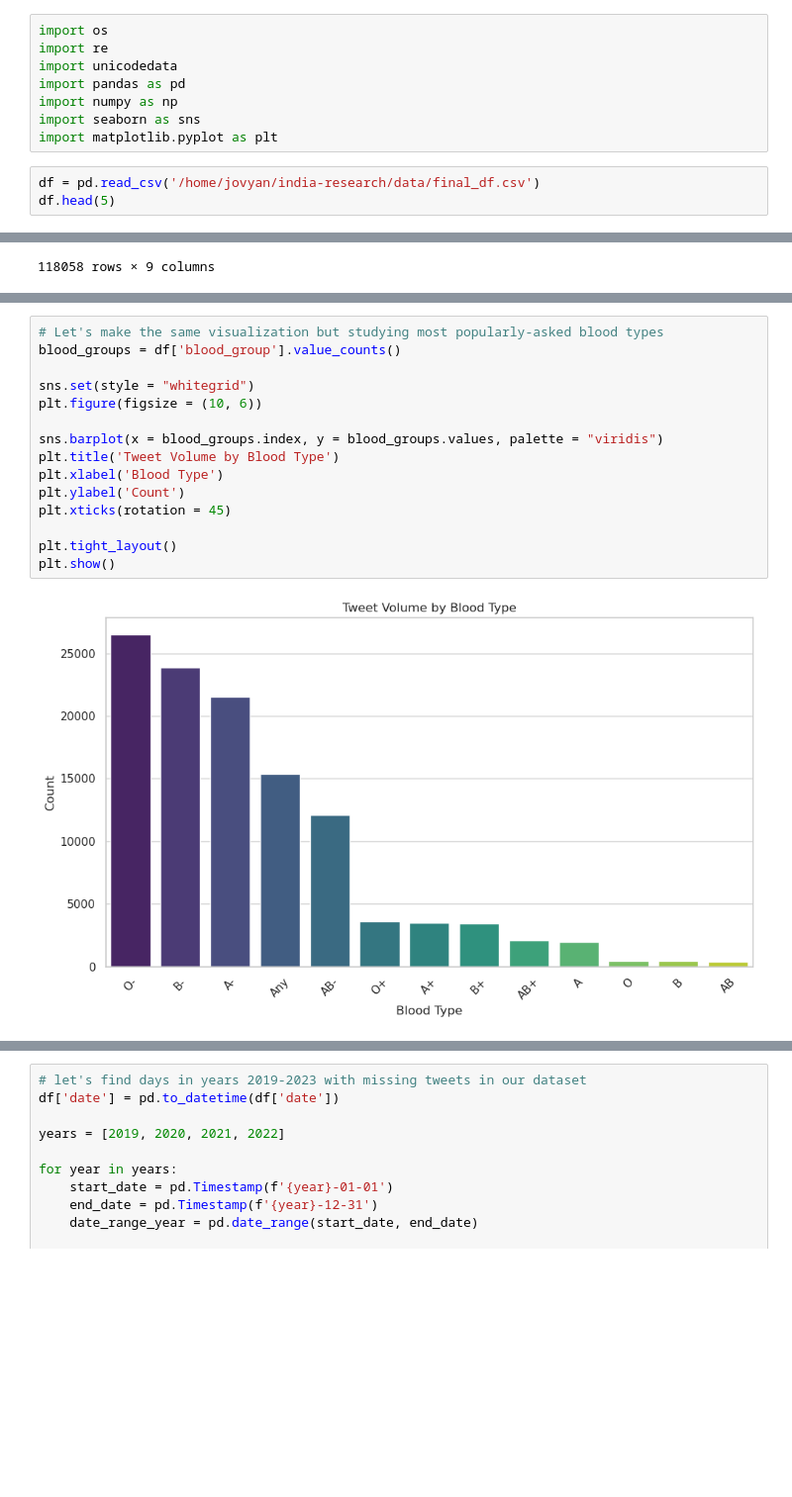
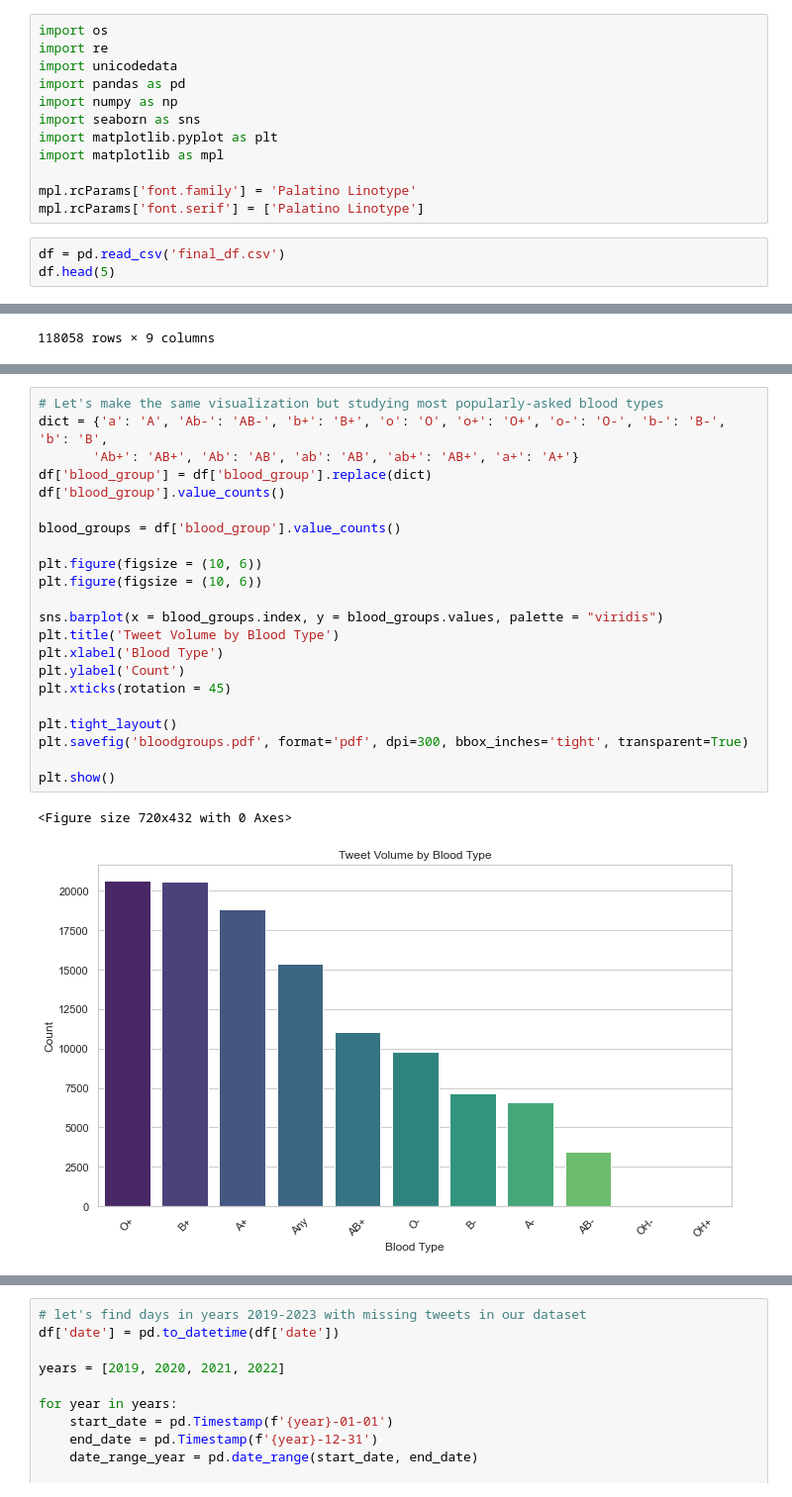
Before and after one commit to jonathanold/conflict-india, a Jupyter notebook: code/tweets/cities-blood-groups.ipynb, the cells around one changed output, grey strips where cells are left out. Shown: that part at 99% size. Cells and saved outputs as stored; diff of their text form; blank space fills up the shorter version.

```diff
--- a/code/tweets/cities-blood-groups.ipynb
+++ b/code/tweets/cities-blood-groups.ipynb
@@ -6,8 +6,12 @@ import pandas as pd
 import numpy as np
 import seaborn as sns
 import matplotlib.pyplot as plt
+import matplotlib as mpl
+
+mpl.rcParams['font.family'] = 'Palatino Linotype'
+mpl.rcParams['font.serif'] = ['Palatino Linotype']
 # %%
-df = pd.read_csv('/home/jovyan/india-research/data/final_df.csv')
+df = pd.read_csv('final_df.csv')
 df.head(5)
 # %% [output]
 |  | likes | replies | retweets | text | timestamp | url | date |
@@ -165,17 +268,25 @@ Name: blood_group, dtype: int64
 # %%
 # Let's make the same visualization but studying most popularly-asked blood types
+dict = {'a': 'A', 'Ab-': 'AB-', 'b+': 'B+', 'o': 'O', 'o+': 'O+', 'o-': 'O-', 'b-': 'B-', 'b': 'B',
+       'Ab+': 'AB+', 'Ab': 'AB', 'ab': 'AB', 'ab+': 'AB+', 'a+': 'A+'}
+df['blood_group'] = df['blood_group'].replace(dict)
+df['blood_group'].value_counts()
+
 blood_groups = df['blood_group'].value_counts()
 
-sns.set(style = "whitegrid")
+plt.figure(figsize = (10, 6))
 plt.figure(figsize = (10, 6))
 
 sns.barplot(x = blood_groups.index, y = blood_groups.values, palette = "viridis")
 plt.title('Tweet Volume by Blood Type')
 plt.xlabel('Blood Type')
 plt.ylabel('Count')
 plt.xticks(rotation = 45)
 
 plt.tight_layout()
+plt.savefig('bloodgroups.pdf', format='pdf', dpi=300, bbox_inches='tight', transparent=True)
+
 plt.show()
 # %% [output]
+<Figure size 720x432 with 0 Axes>
-[figure, old version]
+[figure, new version]
```
Also changed, not shown: parts of 10 cells of this notebook, 14 other files.
